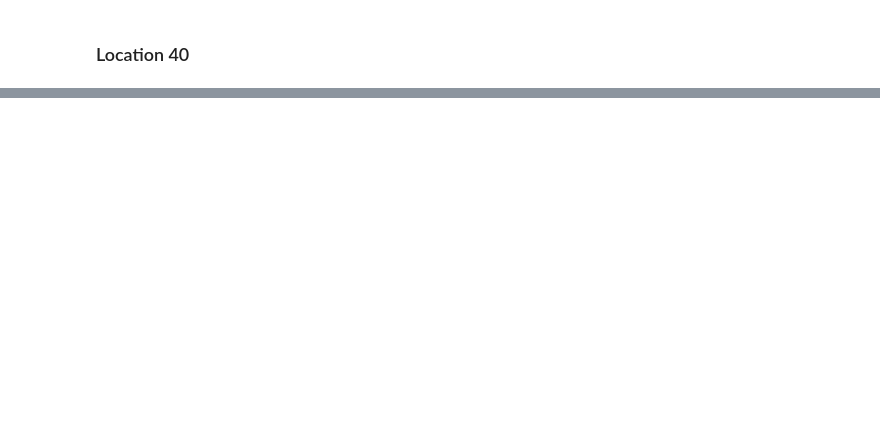
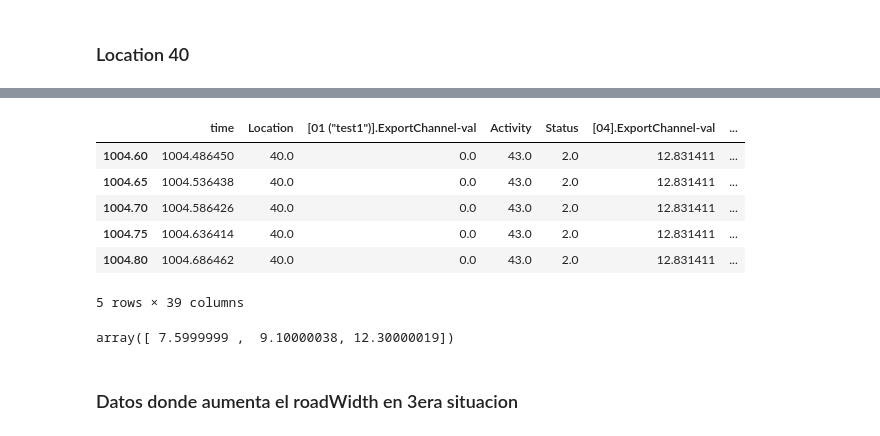
Before and after one commit to laonate/queensland, a Jupyter notebook: Testing.ipynb, the cells around one changed output, grey strips where cells are left out. Saved outputs shown, nothing was run; the diff lists cells and outputs as text; code cells hidden in the pictures; blank space fills up the shorter version.

```diff
--- a/Testing.ipynb
+++ b/Testing.ipynb
@@ -152,0 +162,18 @@ dfloc36B.to_csv('loc36B1.txt', sep='\t')
+# %%
+Location40B_list = [df.groupby('Location').get_group(40) for df in df_list]
+# %%
+Location40B_list[0].head()
+# %% [output]
+|  | time | Location | [01 ("test1")].ExportChannel-val | Activity | Status | [04].ExportChannel-val | ... |
+| 1004.60 | 1004.486450 | 40.0 | 0.0 | 43.0 | 2.0 | 12.831411 | ... |
+| 1004.65 | 1004.536438 | 40.0 | 0.0 | 43.0 | 2.0 | 12.831411 | ... |
+| 1004.70 | 1004.586426 | 40.0 | 0.0 | 43.0 | 2.0 | 12.831411 | ... |
+| 1004.75 | 1004.636414 | 40.0 | 0.0 | 43.0 | 2.0 | 12.831411 | ... |
+| 1004.80 | 1004.686462 | 40.0 | 0.0 | 43.0 | 2.0 | 12.831411 | ... |
+5 rows × 39 columns
+# %%
+Location40B_list[25].iloc[:,28].unique()
+# %% [output]
+array([ 7.5999999 ,  9.10000038, 12.30000019])
+# %% [markdown]
+### Datos donde aumenta el roadWidth en 3era situacion
```
Also changed, not shown: parts of 61 cells of this notebook.
